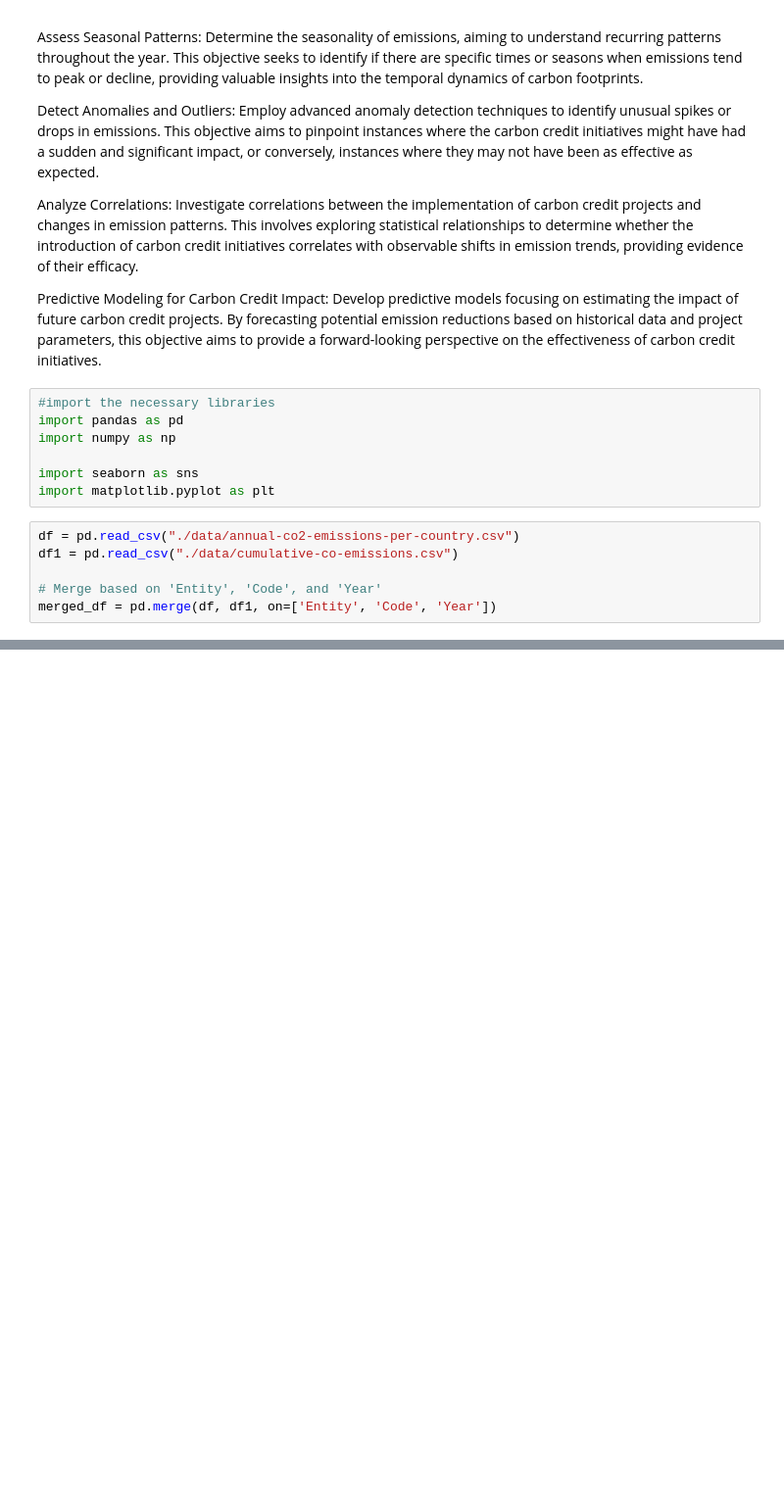
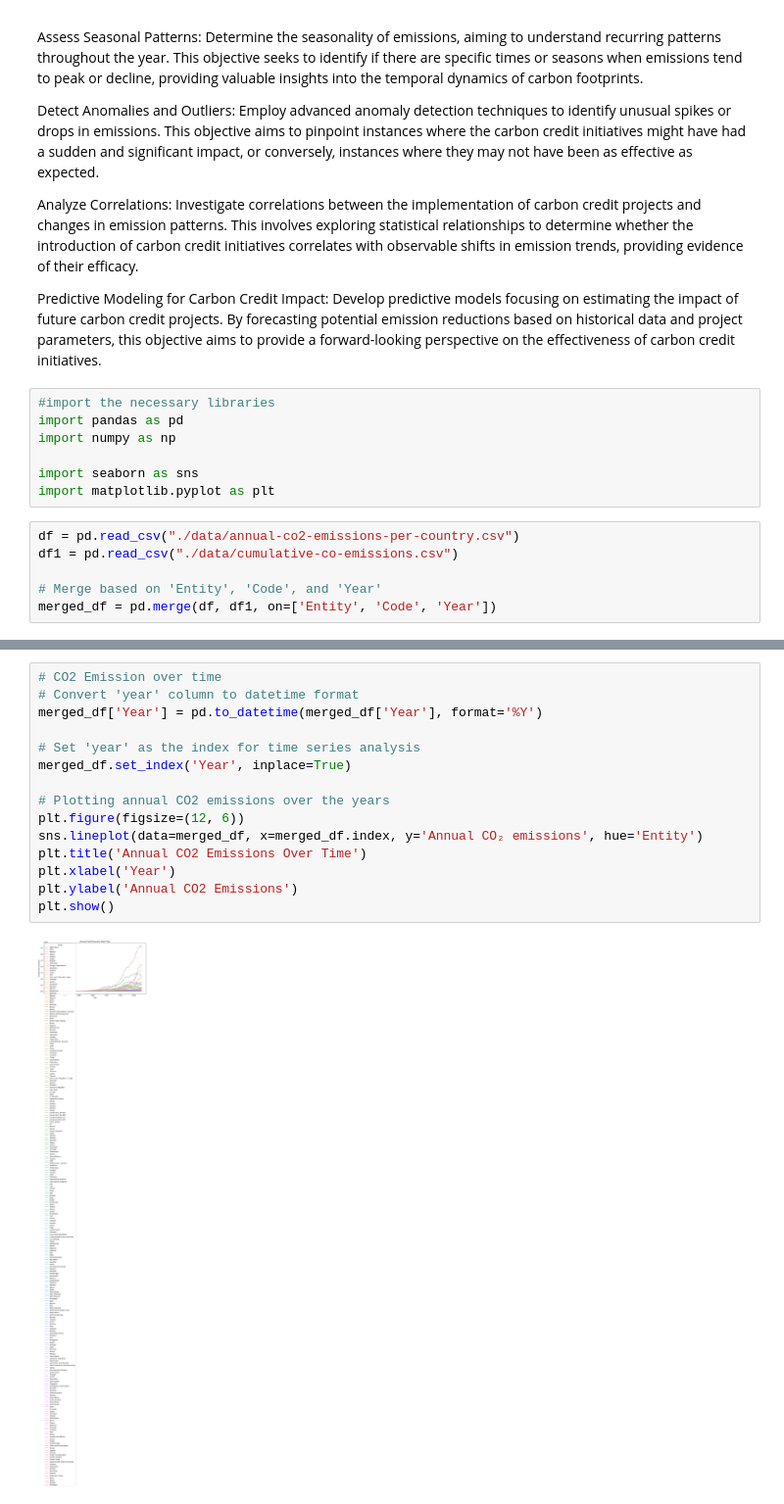
Before and after one commit to Wairimukimm/Carbon-credits-chronicles, a Jupyter notebook: Untitled.ipynb, the cells around one changed output, grey strips where cells are left out. Shown: that part at 98% size. Cells and saved outputs as stored; diff of their text form; blank space fills up the shorter version.

```diff
--- a/Untitled.ipynb
+++ b/Untitled.ipynb
@@ -102,0 +190,17 @@ merged_df.head()
+# %%
+# CO2 Emission over time
+# Convert 'year' column to datetime format
+merged_df['Year'] = pd.to_datetime(merged_df['Year'], format='%Y')
+
+# Set 'year' as the index for time series analysis
+merged_df.set_index('Year', inplace=True)
+
+# Plotting annual CO2 emissions over the years
+plt.figure(figsize=(12, 6))
+sns.lineplot(data=merged_df, x=merged_df.index, y='Annual CO₂ emissions', hue='Entity')
+plt.title('Annual CO2 Emissions Over Time')
+plt.xlabel('Year')
+plt.ylabel('Annual CO2 Emissions')
+plt.show()
+# %% [output]
+[figure, added]
```
Also changed, not shown: parts of 20 cells of this notebook.
